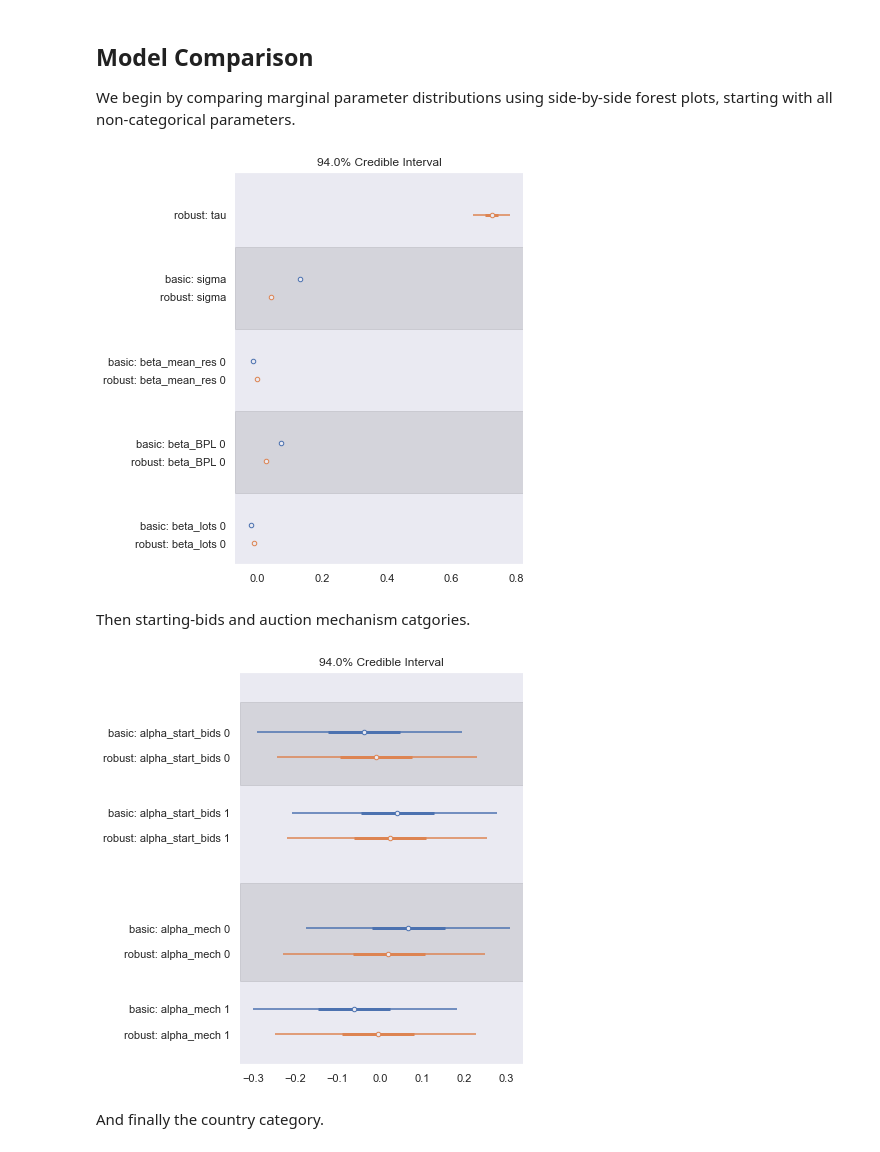
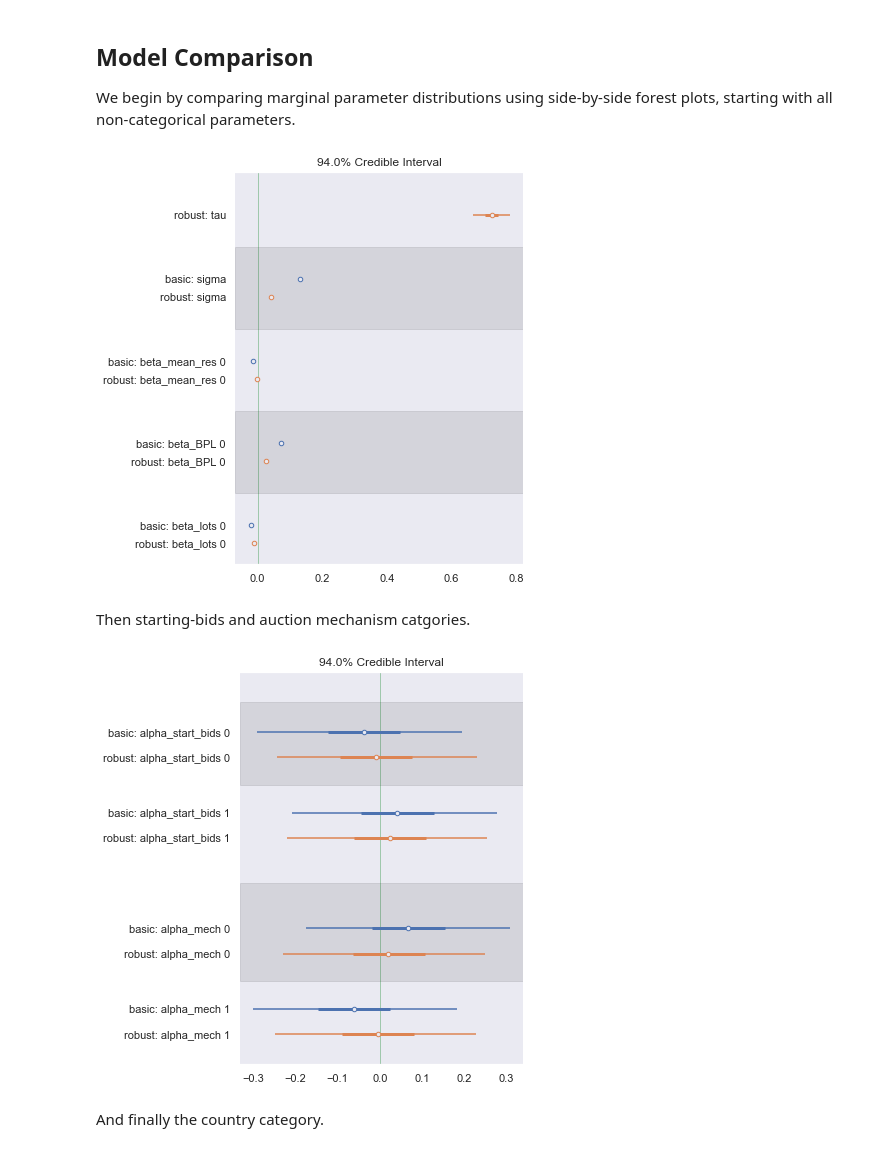
Before and after one commit to AlexIoannides/pymc-example-project, a Jupyter notebook: pymc3_bayesian_data_workflow.ipynb, the cells around one changed output. Drawn from its saved outputs; the diff is of its cells as text; code cells hidden in the pictures.

```diff
--- a/pymc3_bayesian_data_workflow.ipynb
+++ b/pymc3_bayesian_data_workflow.ipynb
@@ -34,7 +34,7 @@ We will be working with aggregated data from multiple-lot online auction events.
 
 We start by loading the auction data from a local CSV file and taking a quick look. In practice, the data need not be in CSV format and could be collected via Spark and then transformed to a Pandas DataFrame directly from a Spark DataFrame, etc.
 # %%
-auction_eval = pd.read_csv('../data/auction_data.csv')
+auction_eval = pd.read_csv('data/auction_data.csv')
 
 auction_eval.info()
 auction_eval.head()
@@ -697,19 +684,19 @@ We begin by comparing marginal parameter distributions using side-by-side forest
 # %%
 _ = az.plot_forest(
     data=[ror_basic_trace, ror_robust_trace], model_names=['basic', 'robust'],
     var_names=['tau', 'sigma', 'beta_mean_res', 'beta_BPL', 'beta_lots'],
-    combined=True, figsize=(6, 6))
+    combined=True, rope=(0, 0), figsize=(6, 6))
 # %% [output]
-[figure, old version]
+[figure, new version]
 # %% [markdown]
 Then starting-bids and auction mechanism catgories.
 # %%
 _ = az.plot_forest(
     data=[ror_basic_trace, ror_robust_trace], model_names=['basic', 'robust'],
     var_names=['alpha_start_bids', 'alpha_mech'],
-    combined=True, figsize=(6, 6))
+    combined=True, rope=(0, 0), figsize=(6, 6))
 # %% [output]
-[figure, old version]
+[figure, new version]
 # %% [markdown]
 And finally the country category.
 # %%
```
Also changed, not shown: parts of 5 cells of this notebook.
